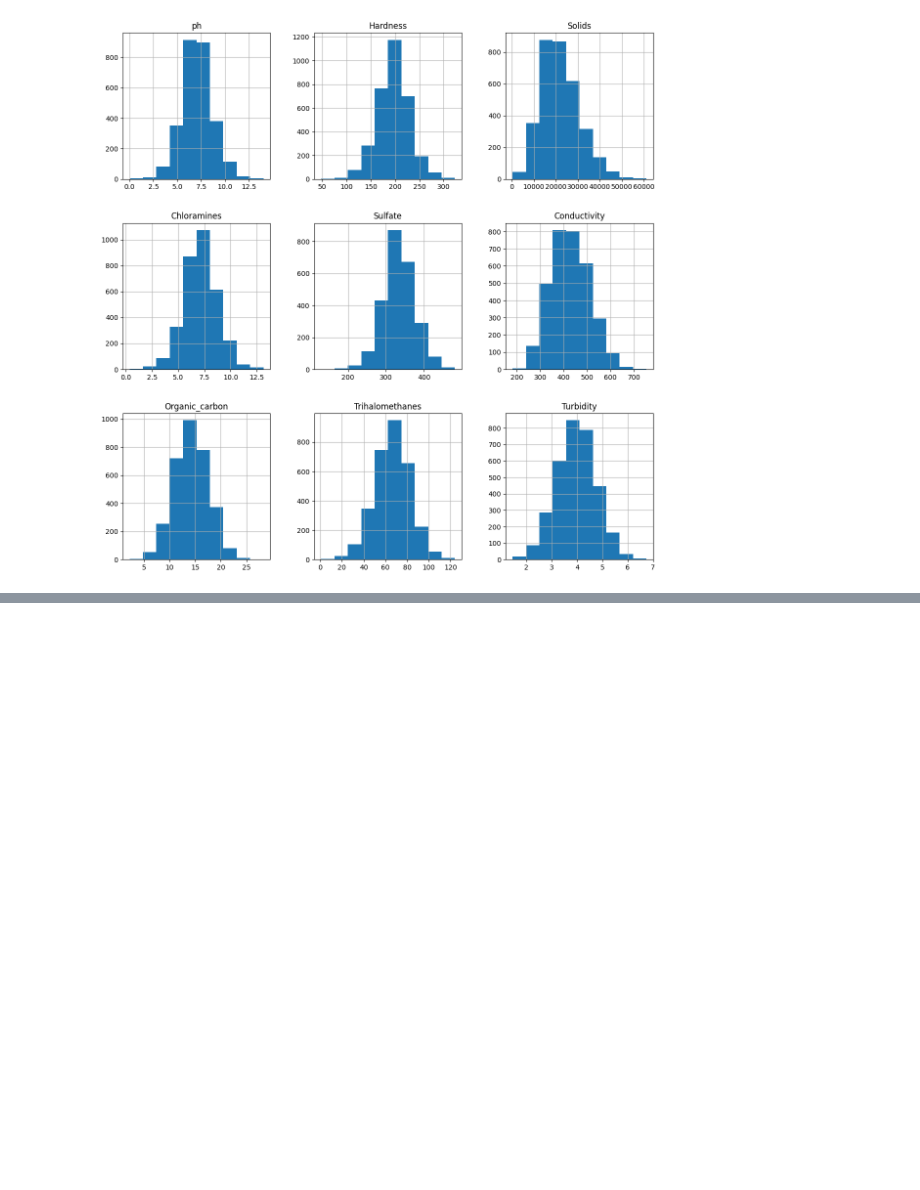
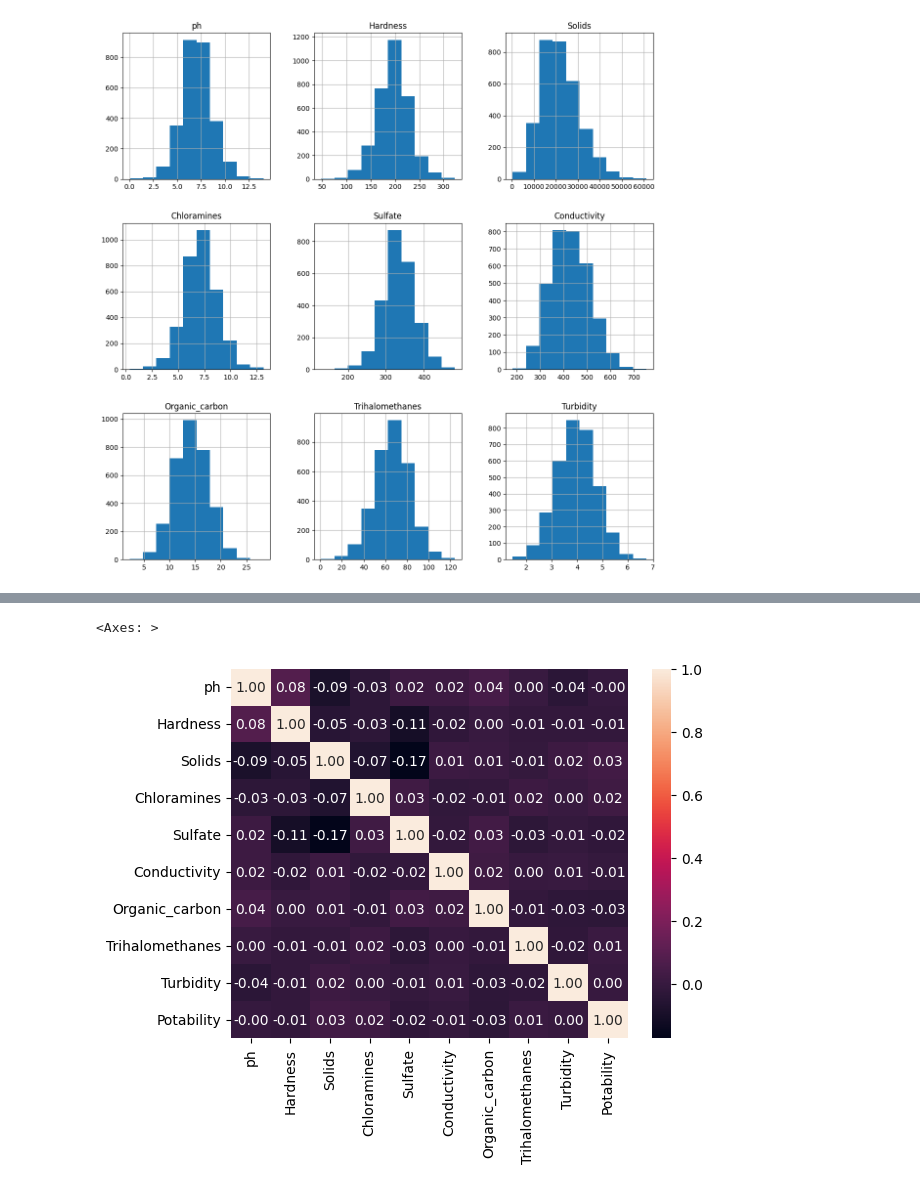
Before and after one commit to ashmi721/Data_Science_Project, a Jupyter notebook: water_quality_prediction.ipynb, the cells around one changed output, grey strips where cells are left out. Drawn from its saved outputs; the diff is of its cells as text; code cells hidden in the pictures; blank space fills up the shorter version.

```diff
--- a/water_quality_prediction.ipynb
+++ b/water_quality_prediction.ipynb
@@ -123,3 +137,8 @@ df.groupby(['Potability'])[num_cols].mean()
 | Potability |  |  |  |  |  |  |  |  | ... |
 | 0 | 7.085378 | 196.733292 | 21777.490788 | 7.092175 | 334.56429 | 426.730454 | 14.364335 | 66.303555 | ... |
 | 1 | 7.073783 | 195.800744 | 22383.991018 | 7.169338 | 332.56699 | 425.383800 | 14.160893 | 66.539684 | ... |
+# %%
+sns.heatmap(df.corr(),annot=True,fmt='0.2f')
+# %% [output]
+<Axes: >
+[figure, added]
```
Also changed, not shown: parts of 7 cells of this notebook.
